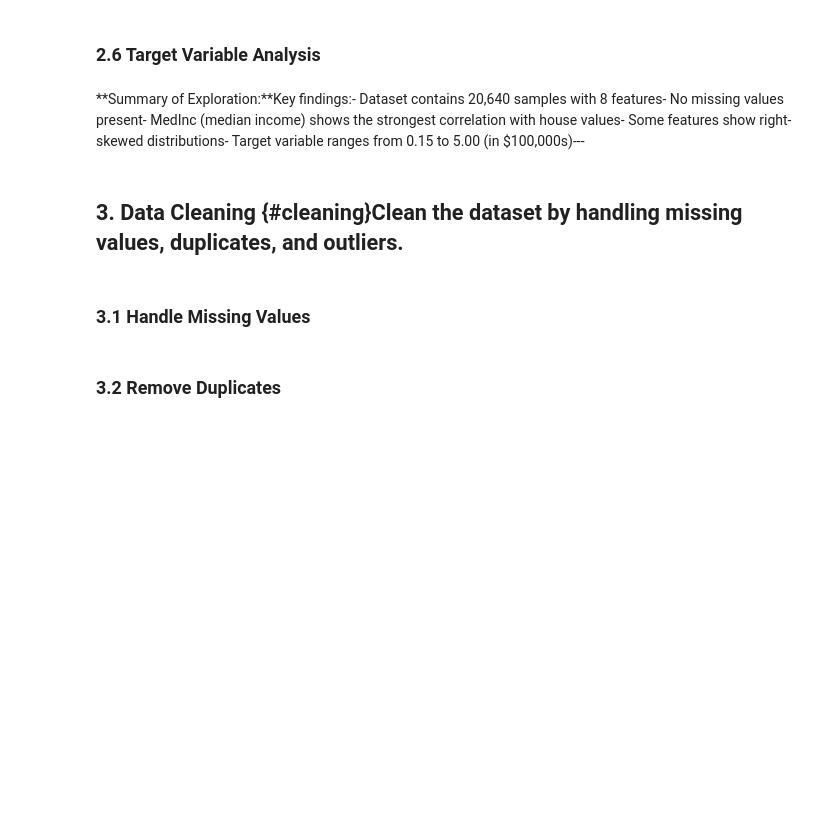
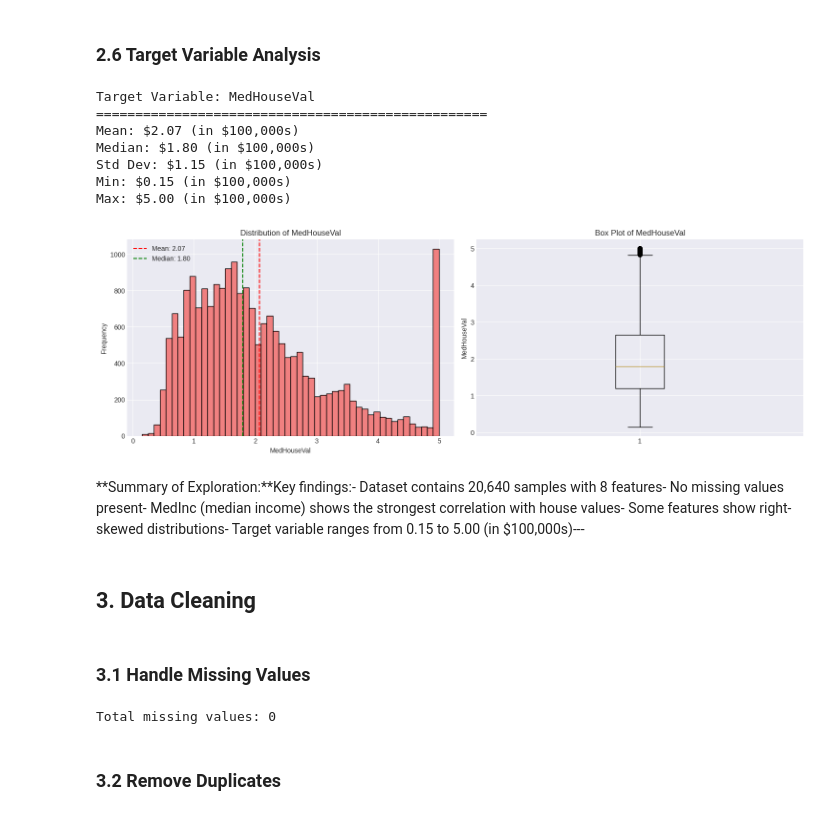
Before and after one commit to RMSCRV/IB2AD, a Jupyter notebook: ml_exam.ipynb, the cells around one changed output. Cells and saved outputs as stored; diff of their text form; code cells hidden in the pictures; blank space fills up the shorter version.

```diff
--- a/ml_exam.ipynb
+++ b/ml_exam.ipynb
@@ -43,15 +302,56 @@ print("Dataset Information:")print("="*80)df.info()print("\n" + "="*80)print("St
 # %% [markdown]
 ### 2.6 Target Variable Analysis
 # %%
-target_col = 'MedHouseVal'print(f"Target Variable: {target_col}")print("="*50)print(f"Mean: ${df[target_col].mean():.2f} (in $100,000s)")print(f"Median: ${df[target_col].median():.2f} (in $100,000s)")print(f"Std Dev: ${df[target_col].std():.2f} (in $100,000s)")print(f"Min: ${df[target_col].min():.2f} (in $100,000s)")print(f"Max: ${df[target_col].max():.2f} (in $100,000s)")# Plot target distributionfig, axes = plt.subplots(1, 2, figsize=(15, 5))# Histogramaxes[0].hist(df[target_col], bins=50, edgecolor='black', color='lightcoral')axes[0].set_xlabel(target_col)axes[0].set_ylabel('Frequency')axes[0].set_title(f'Distribution of {target_col}')axes[0].axvline(df[target_col].mean(), color='red', linestyle='--',                 label=f'Mean: {df[target_col].mean():.2f}')axes[0].axvline(df[target_col].median(), color='green', linestyle='--',                 label=f'Median: {df[target_col].median():.2f}')axes[0].legend()# Box plotaxes[1].boxplot(df[target_col])axes[1].set_ylabel(target_col)axes[1].set_title(f'Box Plot of {target_col}')plt.tight_layout()plt.show()
+target_col = 'MedHouseVal'
+print(f"Target Variable: {target_col}")
+print("="*50)
+print(f"Mean: ${df[target_col].mean():.2f} (in $100,000s)")
+print(f"Median: ${df[target_col].median():.2f} (in $100,000s)")
+print(f"Std Dev: ${df[target_col].std():.2f} (in $100,000s)")
+print(f"Min: ${df[target_col].min():.2f} (in $100,000s)")
+print(f"Max: ${df[target_col].max():.2f} (in $100,000s)")
+
+# Plot target distribution
+fig, axes = plt.subplots(1, 2, figsize=(15, 5))
+
+# Histogram
+axes[0].hist(df[target_col], bins=50, edgecolor='black', color='lightcoral')
+axes[0].set_xlabel(target_col)
+axes[0].set_ylabel('Frequency')
+axes[0].set_title(f'Distribution of {target_col}')
+axes[0].axvline(df[target_col].mean(), color='red', linestyle='--',
+                label=f'Mean: {df[target_col].mean():.2f}')
+axes[0].axvline(df[target_col].median(), color='green', linestyle='--',
+                label=f'Median: {df[target_col].median():.2f}')
+axes[0].legend()
+
+# Box plot
+axes[1].boxplot(df[target_col])
+axes[1].set_ylabel(target_col)
+axes[1].set_title(f'Box Plot of {target_col}')
+plt.tight_layout()
+plt.show()
+# %% [output]
+Target Variable: MedHouseVal
+==================================================
+Mean: $2.07 (in $100,000s)
+Median: $1.80 (in $100,000s)
+Std Dev: $1.15 (in $100,000s)
+Min: $0.15 (in $100,000s)
+Max: $5.00 (in $100,000s)
+[figure, added]
 # %% [markdown]
 **Summary of Exploration:**Key findings:- Dataset contains 20,640 samples with 8 features- No missing values present- MedInc (median income) shows the strongest correlation with house values- Some features show right-skewed distributions- Target variable ranges from 0.15 to 5.00 (in $100,000s)---
-# %% [markdown]
-## 3. Data Cleaning {#cleaning}Clean the dataset by handling missing values, duplicates, and outliers.
+# %% [markdown]
+## 3. Data Cleaning
 # %% [markdown]
 ### 3.1 Handle Missing Values
 # %%
-# Create copy for cleaningdf_clean = df.copy()print("Before handling missing values:")print(f"Total missing values: {df_clean.isnull().sum().sum()}")# No missing values in this dataset, but showing the approachprint("\n✓ No missing values to handle!")
+# Create copy for
+cleaningdf_clean = df.copy()
+print(f"Total missing values: {df_clean.isnull().sum().sum()}")
+# %% [output]
+Total missing values: 0
 # %% [markdown]
 ### 3.2 Remove Duplicates
 # %%
```
Also changed, not shown: parts of 82 cells of this notebook.
